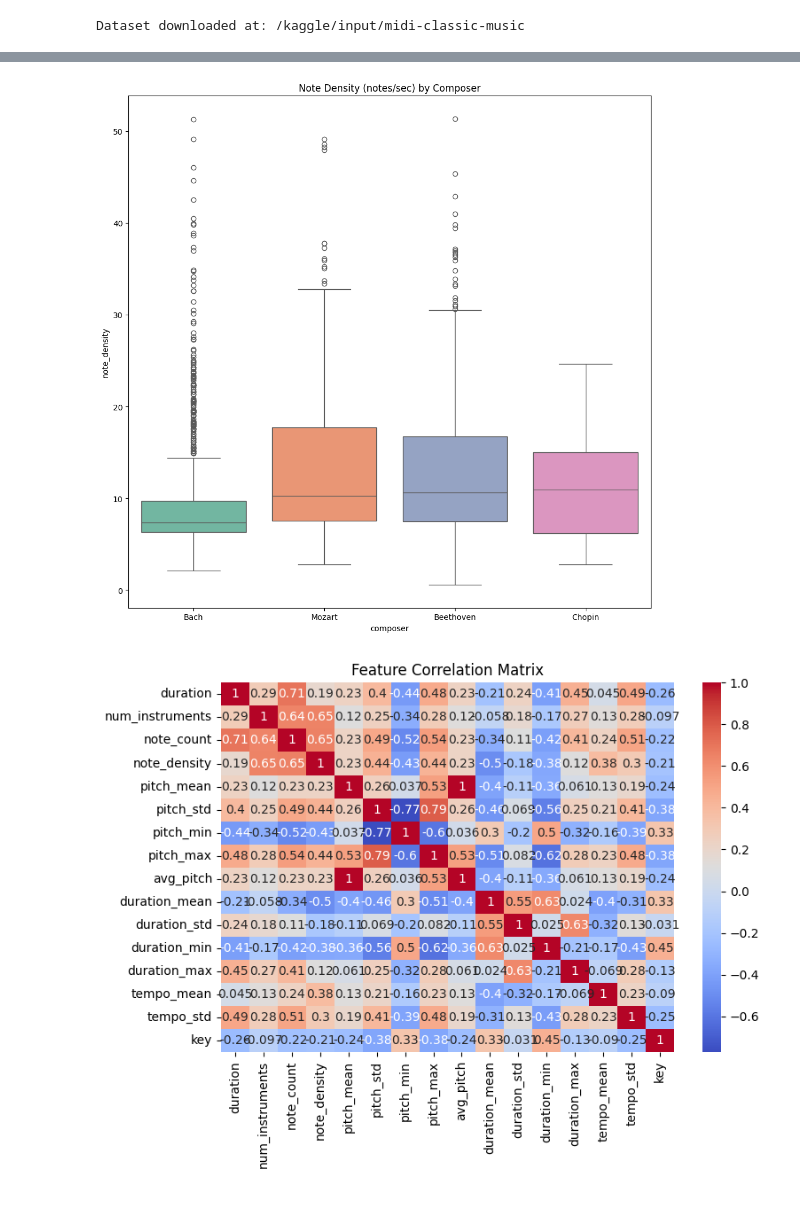
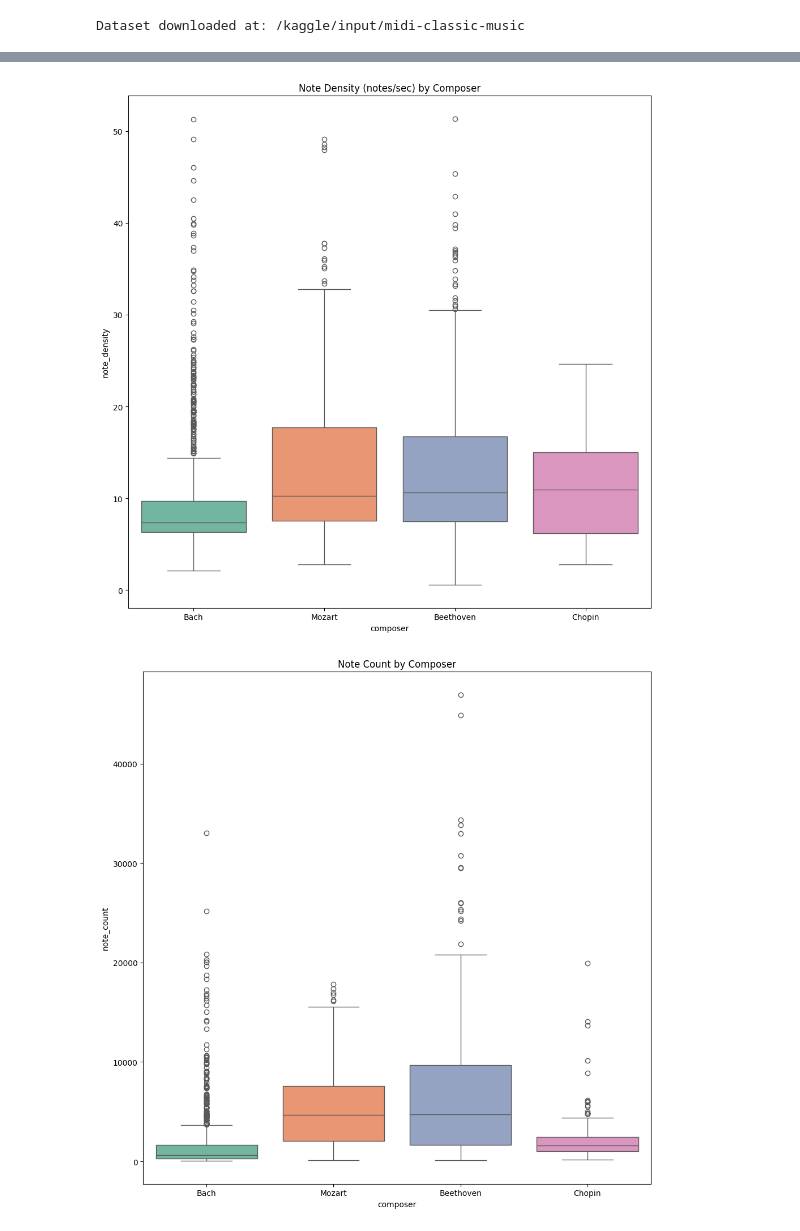
Before and after one commit to littlecl42/AAI-511-03_Group2, a Jupyter notebook: notebooks/Project_Code_Team1_Combined_CNN_+_LSTM.ipynb, the cells around one changed output, grey strips where cells are left out. Drawn from its saved outputs; the diff is of its cells as text; code cells hidden in the pictures.

```diff
--- a/notebooks/Project_Code_Team1_Combined_CNN_+_LSTM.ipynb
+++ b/notebooks/Project_Code_Team1_Combined_CNN_+_LSTM.ipynb
@@ -152,17 +171,5 @@ Dataset downloaded at: /kaggle/input/midi-classic-music
 # %%
-# Load MIDI dataset
-midi_dataset, bad_files = load_midi_files(midi_path)
-print(f"Loaded {len(midi_dataset)} good MIDI files.")
-print(f"Skipped {len(bad_files)} broken files.")
-
-# Extract features
-df = extract_features(midi_dataset)
-
-# Filter to desired composers
-df = df[df["composer"].isin(["Bach", "Beethoven", "Chopin", "Mozart"])].reset_index(drop=True)
-print(df["composer"].value_counts())
-
-# --- Data Exploration Visuals (Optional) ---
+#@title Data Exploration Visuals
 
 plt.figure(figsize=(10, 5))
 sns.countplot(data=df, x="composer",  hue='composer', palette='Set2', legend=False)
@@ -192,7 +199,14 @@ plt.title("Note Density (notes/sec) by Composer")
 plt.tight_layout()
 plt.show()
 
-plt.figure(figsize=(8, 6))
+df['note_count'] = df['notes'].apply(len)
+plt.figure(figsize=(10, 10))
+sns.boxplot(data=df, x='composer', y='note_count', hue='composer', palette='Set2', legend=False)
+plt.title("Note Count by Composer")
+plt.tight_layout()
+plt.show()
+
+plt.figure(figsize=(10, 8))
 sns.heatmap(df.drop(columns=["filename"]).corr(numeric_only=True), annot=True, cmap="coolwarm")
 plt.title("Feature Correlation Matrix")
 plt.tight_layout()
@@ -201,4 +215,18 @@ plt.show()
 sns.pairplot(df, hue="composer", vars=["duration", "tempo_mean", "avg_pitch", "note_density"])
 plt.suptitle("Pairwise Feature Distributions by Composer", y=1.02)
 plt.show()
+
+sequence_lengths = df['notes'].apply(len)
+plt.hist(sequence_lengths, bins=30)
+plt.title('Sequence Length Distribution')
+plt.xlabel('Length')
+plt.ylabel('Frequency')
+plt.show()
+
+all_pitches = [pitch for seq in df['notes'] for pitch in seq]
+sns.histplot(all_pitches, bins=50)
+plt.title('Pitch Distribution')
+plt.xlabel('Pitch')
+plt.ylabel('Frequency')
+plt.show()
 # %% [output]
@@ -213,5 +233,5 @@ Name: count, dtype: int64
 [figure]
 [figure]
 [figure]
 [figure]
-[figure, old version]
+[figure, new version]
```
Also changed, not shown: parts of 10 cells of this notebook.
